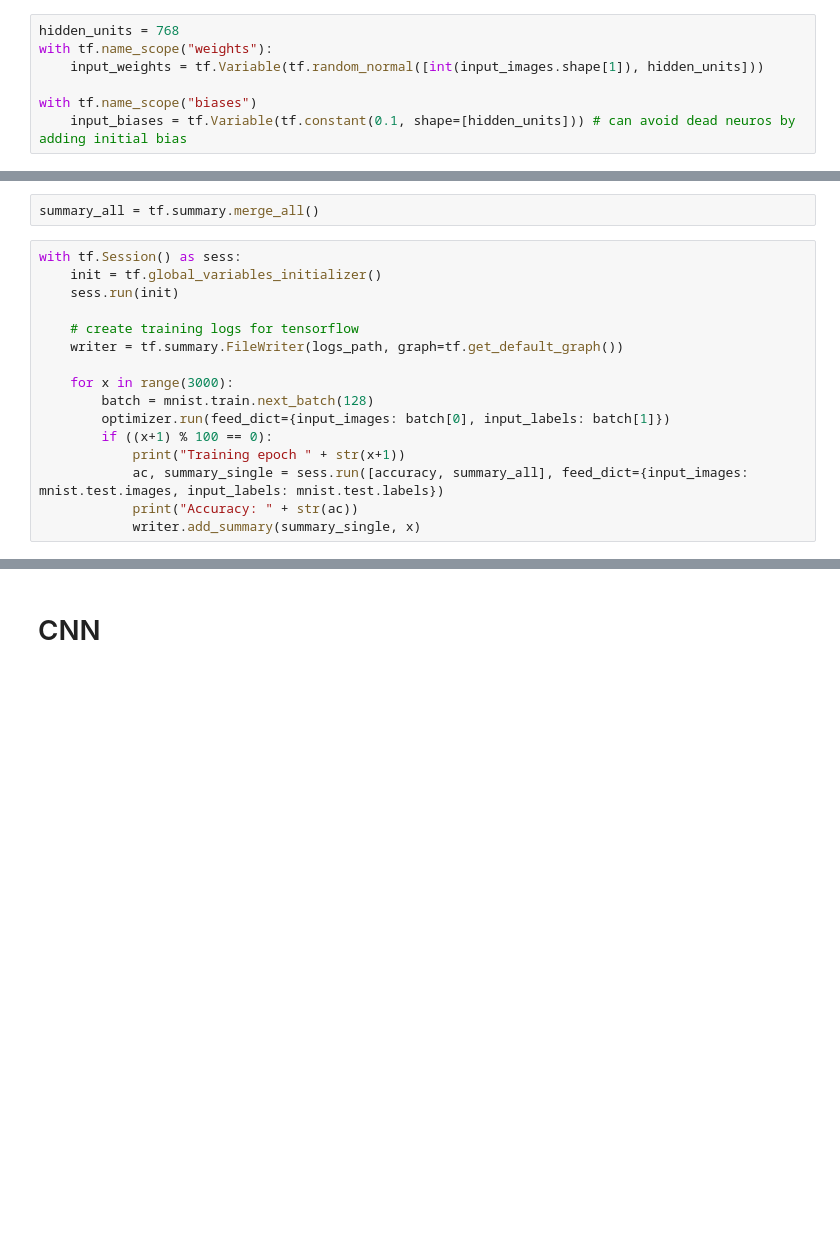
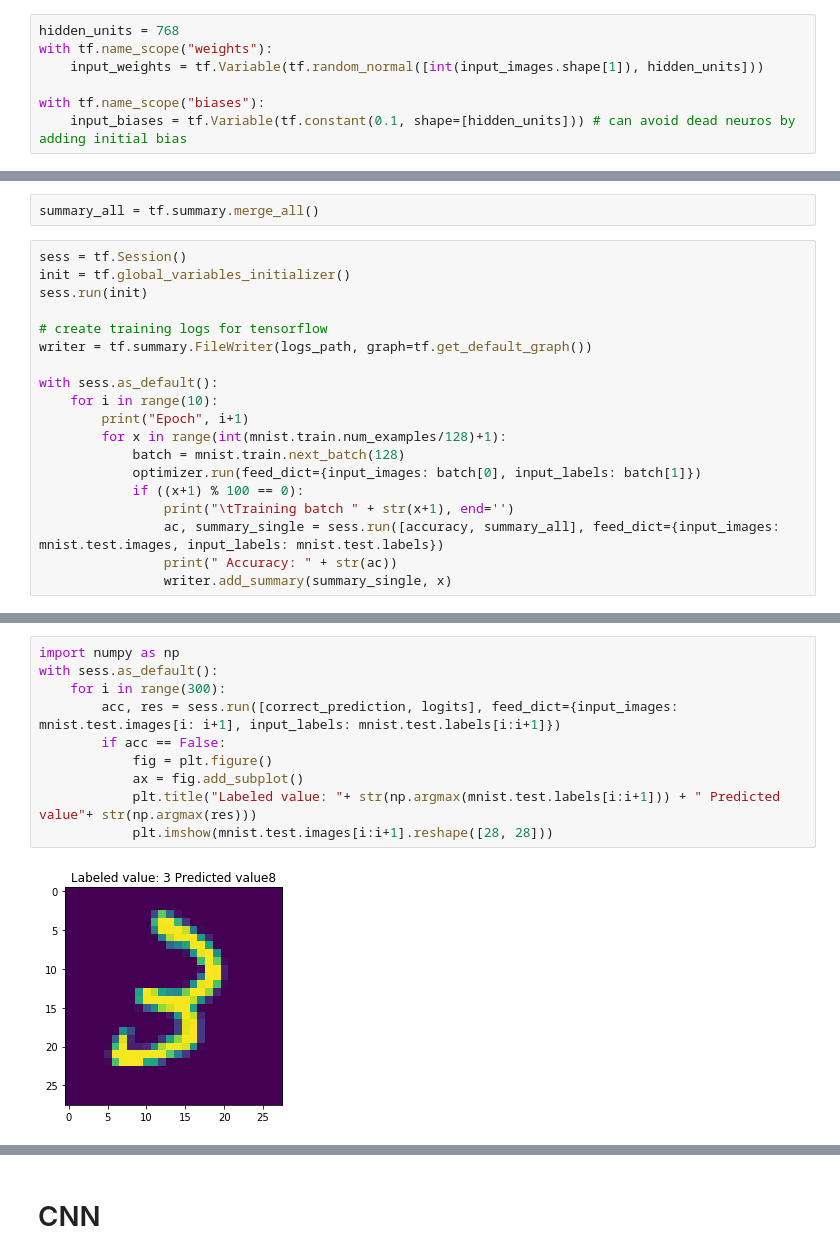
Before and after one commit to shijianjian/Master-Thesis_3D-CNN, a Jupyter notebook: 2d_mnist.ipynb, the cells around one changed output, grey strips where cells are left out. Cells and saved outputs as stored; diff of their text form; blank space fills up the shorter version.

Commit message:
2d image error analysis

```diff
--- a/2d_mnist.ipynb
+++ b/2d_mnist.ipynb
@@ -29,7 +29,7 @@ hidden_units = 768
 with tf.name_scope("weights"):
     input_weights = tf.Variable(tf.random_normal([int(input_images.shape[1]), hidden_units]))
 
-with tf.name_scope("biases")
+with tf.name_scope("biases"):
     input_biases = tf.Variable(tf.constant(0.1, shape=[hidden_units])) # can avoid dead neuros by adding initial bias
 # %%
 with tf.name_scope("hidden_layer_wb"):
@@ -60,19 +60,22 @@ tf.summary.scalar("accuracy", accuracy)
 # %%
 summary_all = tf.summary.merge_all()
 # %%
-with tf.Session() as sess:
-    init = tf.global_variables_initializer()
-    sess.run(init)
+sess = tf.Session()
+init = tf.global_variables_initializer()
+sess.run(init)
 
-    # create training logs for tensorflow
-    writer = tf.summary.FileWriter(logs_path, graph=tf.get_default_graph())
+# create training logs for tensorflow
+writer = tf.summary.FileWriter(logs_path, graph=tf.get_default_graph())
 
-    for x in range(3000):
-        batch = mnist.train.next_batch(128)
-        optimizer.run(feed_dict={input_images: batch[0], input_labels: batch[1]})
-        if ((x+1) % 100 == 0):
-            print("Training epoch " + str(x+1))
-            ac, summary_single = sess.run([accuracy, summary_all], feed_dict={input_images: mnist.test.images, input_labels: mnist.test.labels})
-            print("Accuracy: " + str(ac))
-            writer.add_summary(summary_single, x)
+with sess.as_default():
+    for i in range(10):
+        print("Epoch", i+1)
+        for x in range(int(mnist.train.num_examples/128)+1):
+            batch = mnist.train.next_batch(128)
+            optimizer.run(feed_dict={input_images: batch[0], input_labels: batch[1]})
+            if ((x+1) % 100 == 0):
+                print("\tTraining batch " + str(x+1), end='')
+                ac, summary_single = sess.run([accuracy, summary_all], feed_dict={input_images: mnist.test.images, input_labels: mnist.test.labels})
+                print(" Accuracy: " + str(ac))
+                writer.add_summary(summary_single, x)
 # %% [output]
@@ -95,0 +99,12 @@ Accuracy: 0.9447
+# %%
+import numpy as np
+with sess.as_default():
+    for i in range(300):
+        acc, res = sess.run([correct_prediction, logits], feed_dict={input_images: mnist.test.images[i: i+1], input_labels: mnist.test.labels[i:i+1]})
+        if acc == False:
+            fig = plt.figure()
+            ax = fig.add_subplot()
+            plt.title("Labeled value: "+ str(np.argmax(mnist.test.labels[i:i+1])) + " Predicted value"+ str(np.argmax(res)))
+            plt.imshow(mnist.test.images[i:i+1].reshape([28, 28]))
+# %% [output]
+[figure, added]
```
Also changed, not shown: parts of 6 cells of this notebook, 1 other file.
